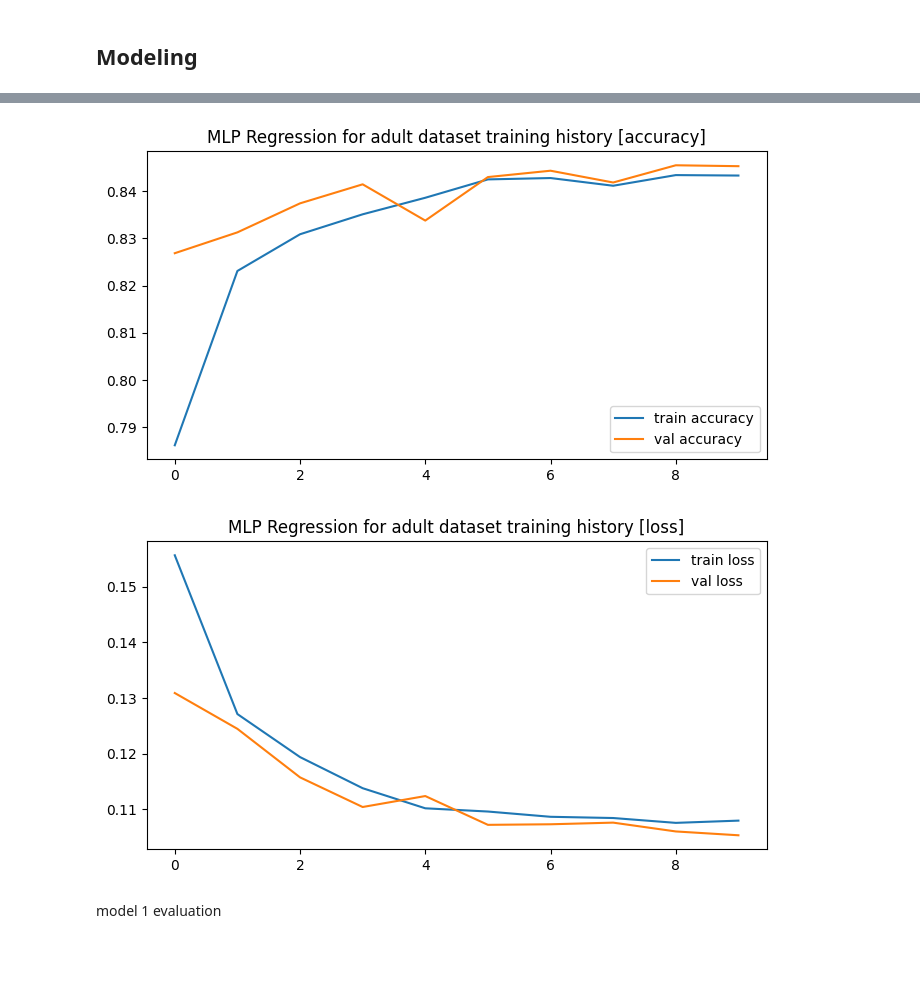
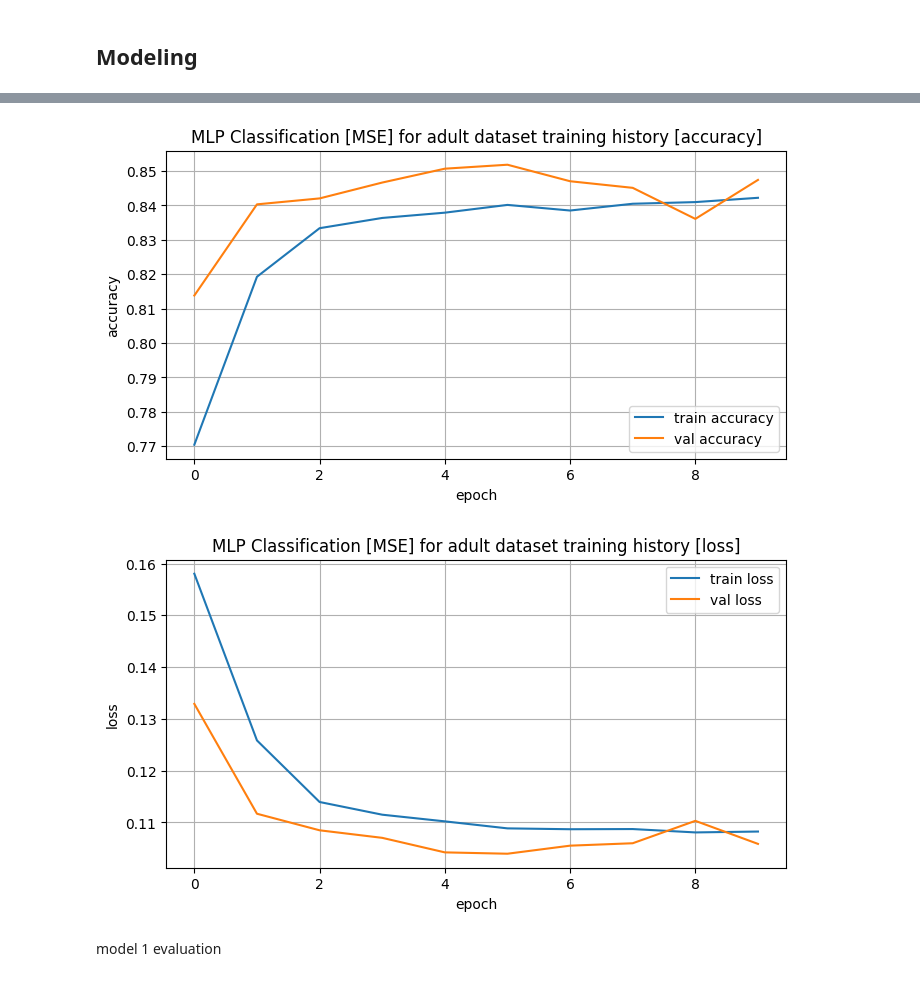
Before and after one commit to harouzie/deep-learning, a Jupyter notebook: D1/[DL] D1_homework.ipynb, the cells around one changed output, grey strips where cells are left out. Cells and saved outputs as stored; diff of their text form; code cells hidden in the pictures; blank space fills up the shorter version.

Commit message:
model 2: CCE - adult amending model 1

```diff
--- a/D1/[DL] D1_homework.ipynb
+++ b/D1/[DL] D1_homework.ipynb
@@ -91,9 +91,10 @@ adult dataset: model 1 - regression
 # %%
-ad_regression = Sequential([
+ad_mse = Sequential([
     Dense(units=10, input_dim= X_adult.shape[1], activation="relu"),
-    Dense(units=20,activation="relu"),
-    Dense(units=20,activation="relu"),
+    Dense(units=24,activation="relu"),
+    Dense(units=16,activation="relu"),
+    Dense(units=8, activation="relu"),
     Dense(units=1, activation="sigmoid")
 ])
-ad_regression.summary()
+ad_mse.summary()
 # %% [output]
@@ -115,6 +118,6 @@ Trainable params: 811
 Non-trainable params: 0
 _________________________________________________________________
 # %%
-ad_regression.compile(optimizer="adam", loss="MSE", metrics=["accuracy"])
+ad_mse.compile(optimizer="adam", loss="mse", metrics=["accuracy"])
 # %%
-history_ad_reg = ad_regression.fit(x_train_adult, y_train_adult, epochs=10, validation_split=0.2, verbose=0)
+history_ad_mse = ad_mse.fit(x_train_adult, y_train_adult, epochs=10, validation_split=0.2, verbose=0)
@@ -127,15 +151,17 @@ def plot_history(history, metrics, model_name:str):
         plt.plot(history.history[metric], label='train '+ metric)
         plt.plot(history.history['val_' + metric], label='val ' + metric)
     plt.legend()
-
+    plt.xlabel('epoch')
+    plt.ylabel(" ".join(metrics))
+    plt.grid(visible=True)
     plt.title(model_name + " training history [" + " ".join(metrics) + "]")
 # %%
-plot_history(history=history_ad_reg, metrics=["accuracy"],model_name="MLP Regression for adult dataset")
+plot_history(history=history_ad_mse, metrics=["accuracy"],model_name="MLP Classification [MSE] for adult dataset")
 # %% [output]
-[figure, old version]
+[figure, new version]
 # %%
-plot_history(history=history_ad_reg, metrics=["loss"], model_name="MLP Regression for adult dataset")
+plot_history(history=history_ad_mse, metrics=["loss"], model_name="MLP Classification [MSE] for adult dataset")
 # %% [output]
-[figure, old version]
+[figure, new version]
 # %% [markdown]
 model 1 evaluation
```
Also changed, not shown: parts of 14 cells of this notebook.
